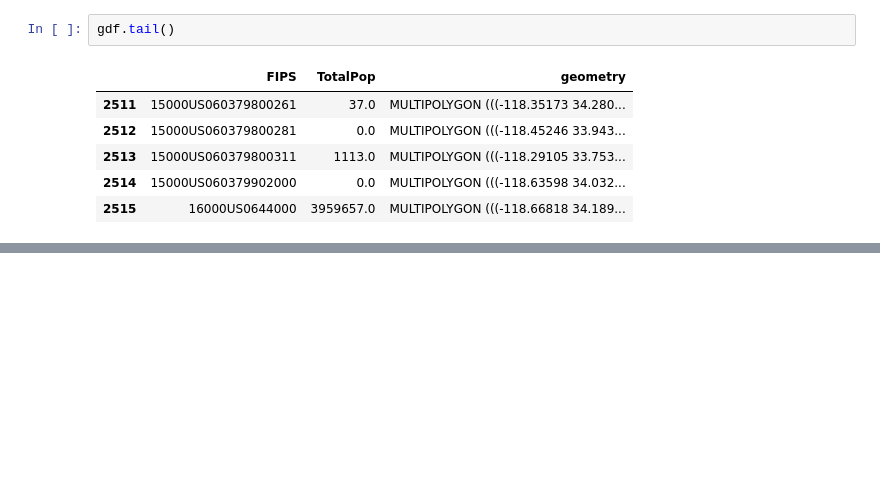
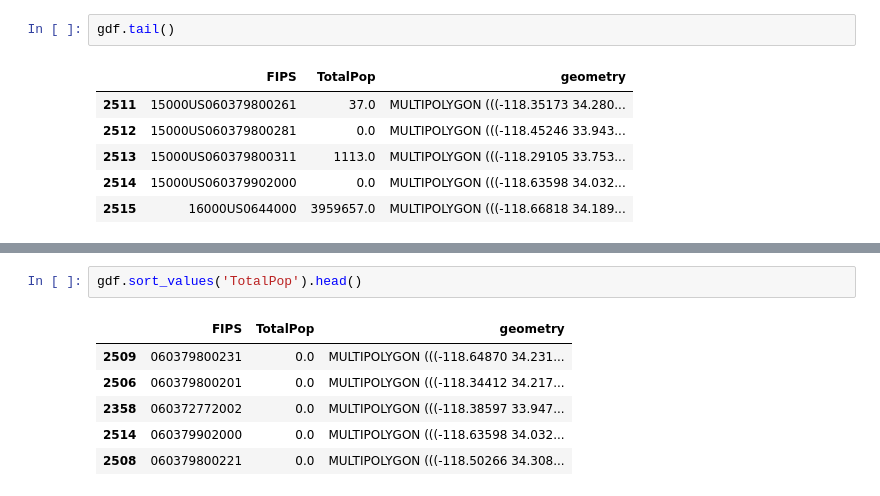
Before and after one commit to babakbadakhshan/Los-Angeles-arrest, a Jupyter notebook: SpatialAutocorrelation.ipynb, the cells around one changed output, grey strips where cells are left out. Cells and saved outputs as stored; diff of their text form; blank space fills up the shorter version.

```diff
--- a/SpatialAutocorrelation.ipynb
+++ b/SpatialAutocorrelation.ipynb
@@ -44,0 +55,9 @@ gdf.tail()
+# %%
+gdf.sort_values('TotalPop').head()
+# %% [output]
+|  | FIPS | TotalPop | geometry |
+| 2509 | 060379800231 | 0.0 | MULTIPOLYGON (((-118.64870 34.231... |
+| 2506 | 060379800201 | 0.0 | MULTIPOLYGON (((-118.34412 34.217... |
+| 2358 | 060372772002 | 0.0 | MULTIPOLYGON (((-118.38597 33.947... |
+| 2514 | 060379902000 | 0.0 | MULTIPOLYGON (((-118.63598 34.032... |
+| 2508 | 060379800221 | 0.0 | MULTIPOLYGON (((-118.50266 34.308... |
```
Also changed, not shown: parts of 5 cells of this notebook.
